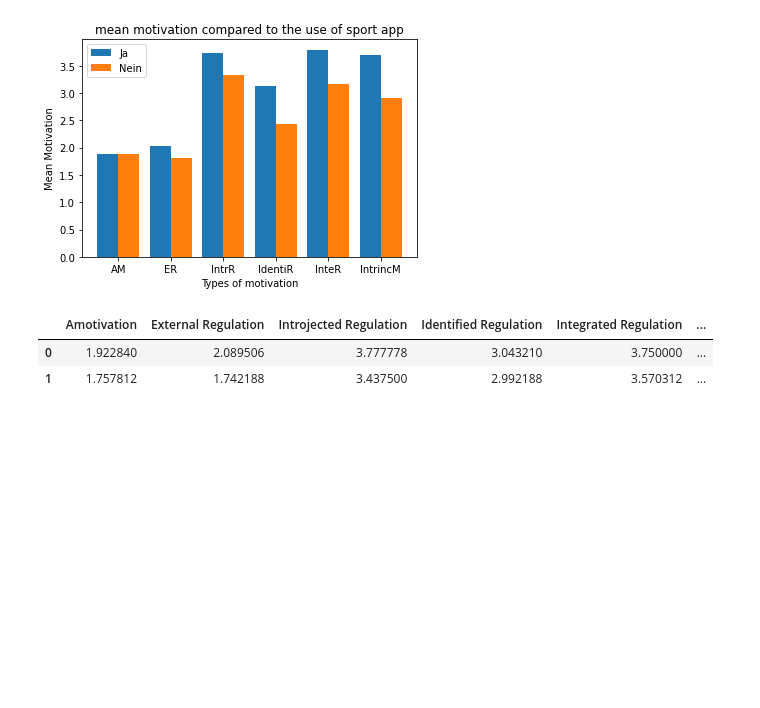
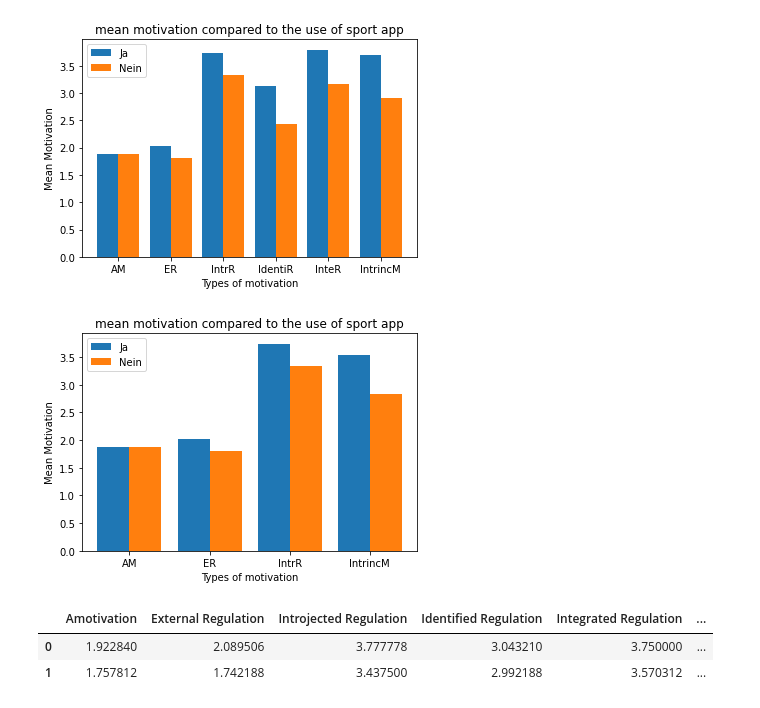
Before and after one commit to leaambrosius/emse, a Jupyter notebook: evaluation_lambrosi.ipynb, the cells around one changed output. Drawn from its saved outputs; the diff is of its cells as text; code cells hidden in the pictures; blank space fills up the shorter version.

Commit message:
mean intrinsic

```diff
--- a/evaluation_lambrosi.ipynb
+++ b/evaluation_lambrosi.ipynb
@@ -60,6 +60,32 @@ plt.legend()
 plt.show()
 # %% [output]
 [figure]
+# %%
+meandata = data.groupby('Ever used Sportapp',as_index=False)['Amotivation','External Regulation','Introjected Regulation','mean of Intrinsic motivations'].mean()
+meandata = meandata[meandata.columns[1:]]
+meandata
+
+#impact of using sports app on different sports motivation types
+
+X = ['AM','ER','IntrR','IntrincM'] # motivation types
+
+data_yes = meandata.iloc[0].to_list()
+data_no = meandata.iloc[1].to_list()
+
+
+X_axis = np.arange(len(X))
+
+plt.bar(X_axis - 0.2, data_yes, 0.4, label = 'Ja')
+plt.bar(X_axis + 0.2, data_no, 0.4, label = 'Nein')
+
+plt.xticks(X_axis, X)
+plt.xlabel("Types of motivation")
+plt.ylabel("Mean Motivation")
+plt.title("mean motivation compared to the use of sport app")
+plt.legend()
+plt.show()
+# %% [output]
+[figure, added]
 # %%
 meandata = data.groupby('Goals more efficient through sportapp',as_index=False)['Amotivation','External Regulation','Introjected Regulation','Identified Regulation','Integrated Regulation','Intrinsic Motivation'].mean()
 meandata = meandata[meandata.columns[1:]]
```
Also changed, not shown: parts of 1 cell of this notebook, 2 other files.
